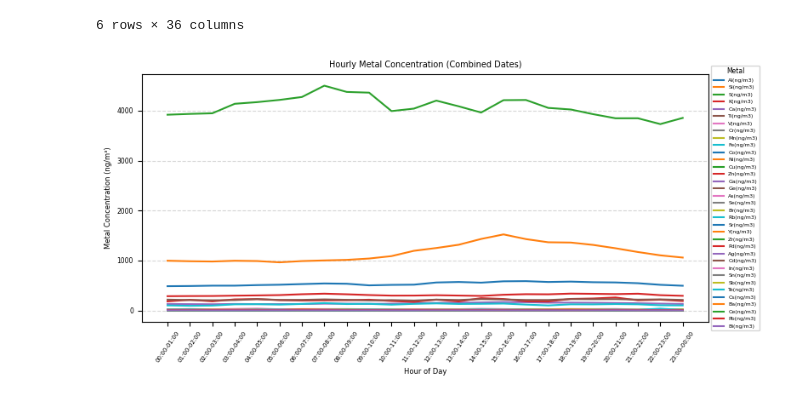
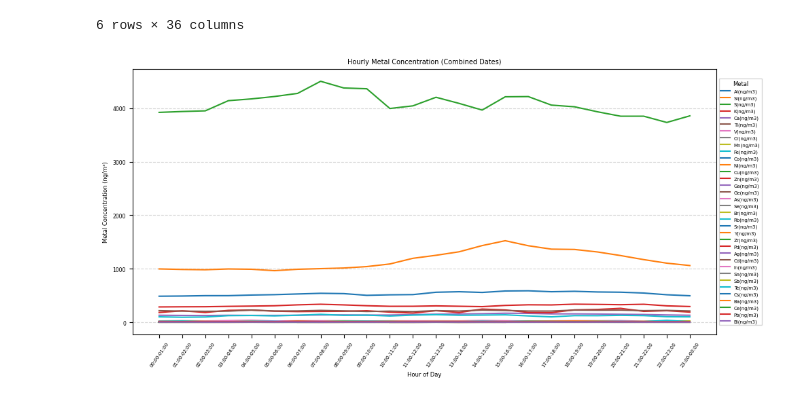
Before and after one commit to hyen0322/Data, a Jupyter notebook: Hourly Metal Concentration.ipynb, the cells around one changed output. Drawn from its saved outputs; the diff is of its cells as text; code cells hidden in the pictures.

```diff
--- a/Hourly Metal Concentration.ipynb
+++ b/Hourly Metal Concentration.ipynb
@@ -42,34 +42,34 @@ df_hourly_avg.head(6)
 import matplotlib.pyplot as plt
 
 #  선 그래프
-plt.figure(figsize=(8, 4))  # 전체 그래프 크기 설정
+plt.figure(figsize=(10, 5))  # 전체 그래프 크기 설정
 
 # 각 금속별 선 그래프 생성
 for metal in metal_columns:
     plt.plot(df_hourly_avg['Hour'], df_hourly_avg[metal], label=metal)
 
 # 그래프 기본 설정
 plt.title("Hourly Metal Concentration (Combined Dates)", fontsize=7)
 plt.xlabel("Hour of Day", fontsize=6)
 plt.ylabel("Metal Concentration (ng/m³)", fontsize=6)
 plt.xticks(ticks=range(0, 24),
            labels=[f"{h:02d}:00-{(h+1)%24:02d}:00" for h in range(0, 24)],
            rotation=55,
            fontsize=5.0)
 plt.yticks(fontsize=5.5)
 plt.grid(axis='y', linestyle='--', alpha=0.5)
 
 # 범례 설정
 plt.legend(loc='center left',
            bbox_to_anchor=(1, 0.5),
-           fontsize=4.5,
+           fontsize=5,
            title='Metal',
-           title_fontsize=5.5)
+           title_fontsize=6)
 
 # 레이아웃 자동 조절
 plt.tight_layout()
 
 # 결과 출력
 plt.show()
 # %% [output]
-[figure, old version]
+[figure, new version]
```
